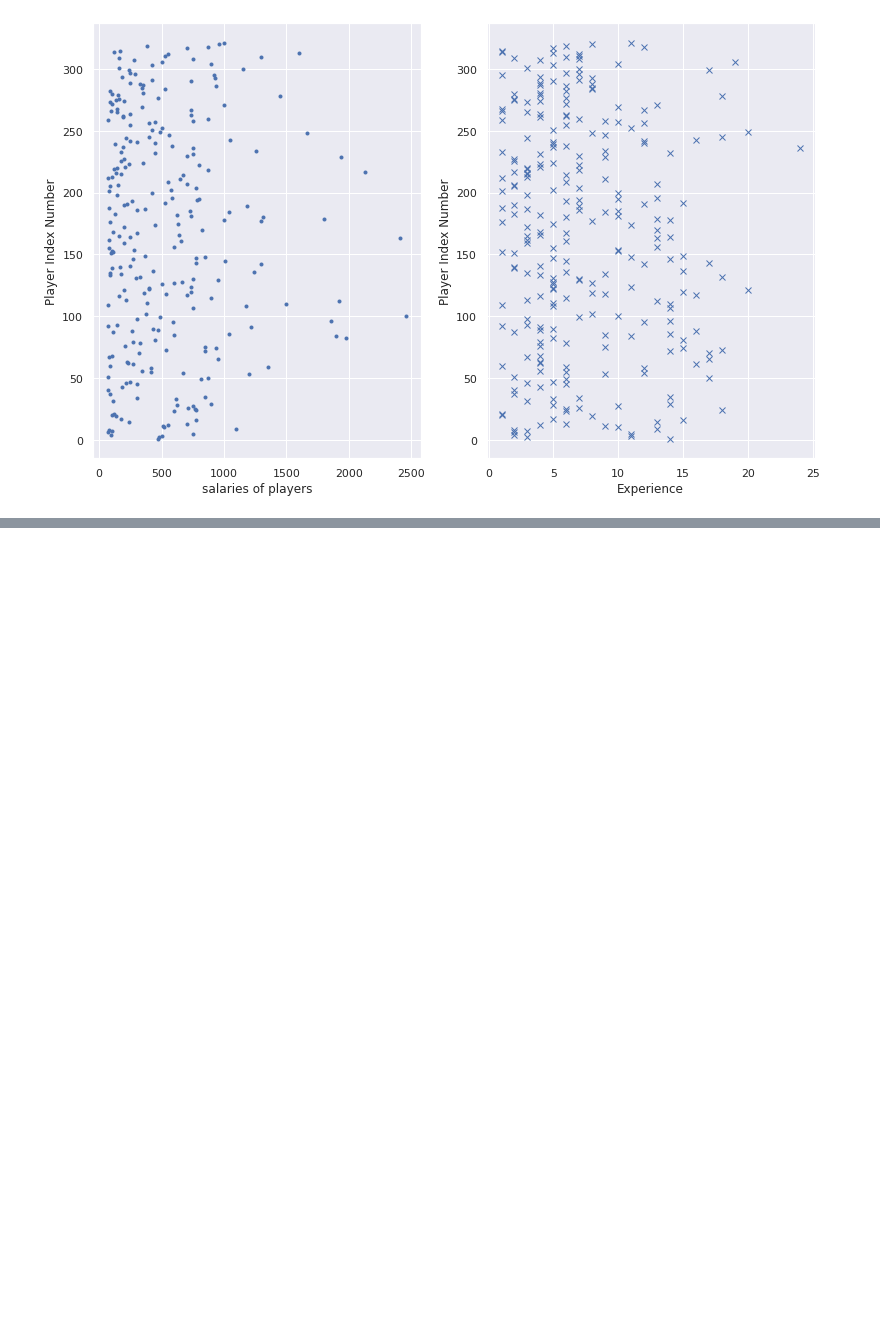
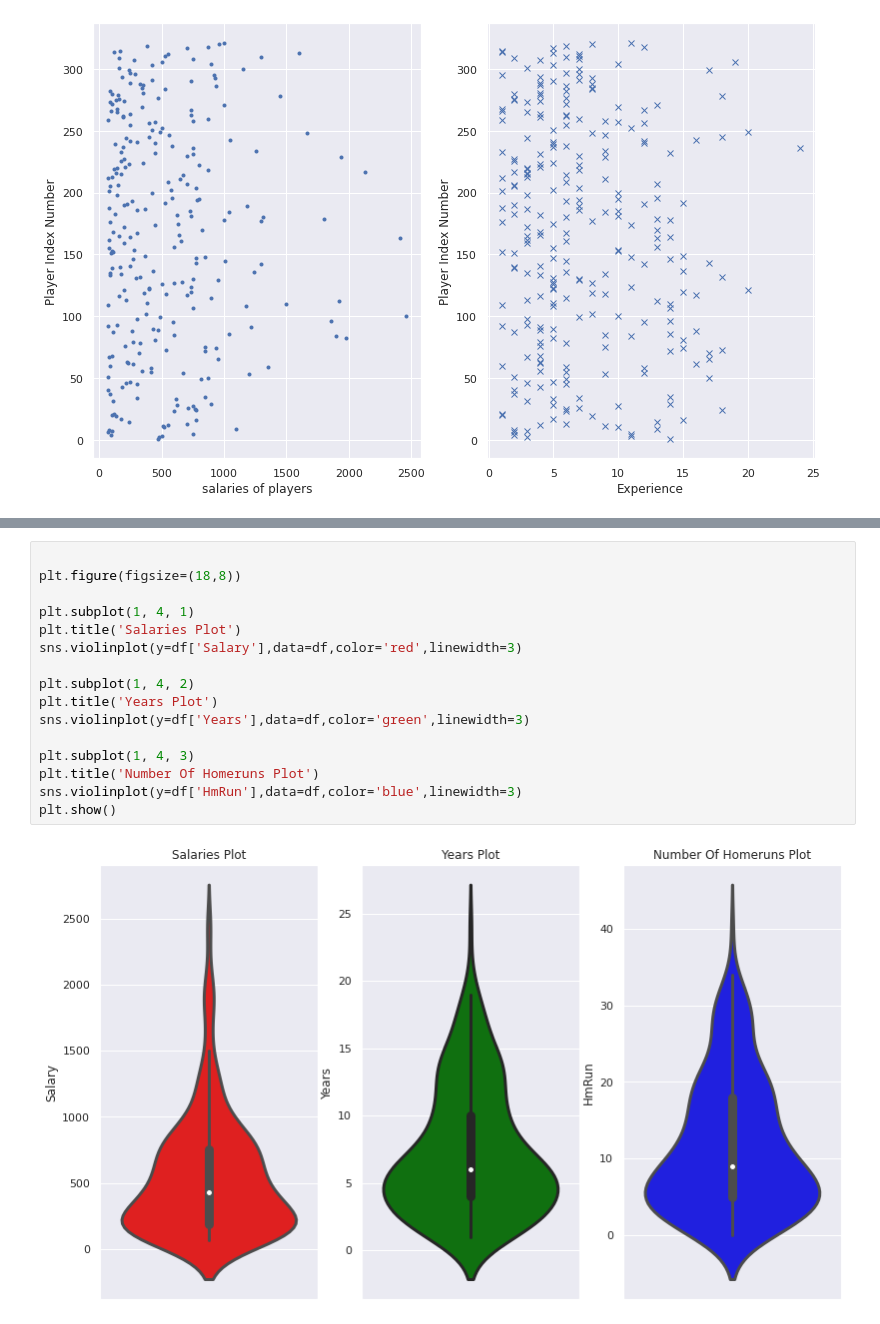
Before and after one commit to debanshu7/EDA-data-Analysis-On-Baseball-Hitters, a Jupyter notebook: eda-data-analysis-on-baseball-hitters.ipynb, the cells around one changed output, grey strips where cells are left out. Cells and saved outputs as stored; diff of their text form; blank space fills up the shorter version.

Commit message:
Kaggle Notebook | EDA data Analysis On Baseball Hitters | Version 3

```diff
--- a/eda-data-analysis-on-baseball-hitters.ipynb
+++ b/eda-data-analysis-on-baseball-hitters.ipynb
@@ -158,0 +175,18 @@ plt.plot?
+# %%
+
+plt.figure(figsize=(18,8))
+
+plt.subplot(1, 4, 1)
+plt.title('Salaries Plot')
+sns.violinplot(y=df['Salary'],data=df,color='red',linewidth=3)
+
+plt.subplot(1, 4, 2)
+plt.title('Years Plot')
+sns.violinplot(y=df['Years'],data=df,color='green',linewidth=3)
+
+plt.subplot(1, 4, 3)
+plt.title('Number Of Homeruns Plot')
+sns.violinplot(y=df['HmRun'],data=df,color='blue',linewidth=3)
+plt.show()
+# %% [output]
+[figure, added]
```
Also changed, not shown: parts of 1 cell of this notebook.
